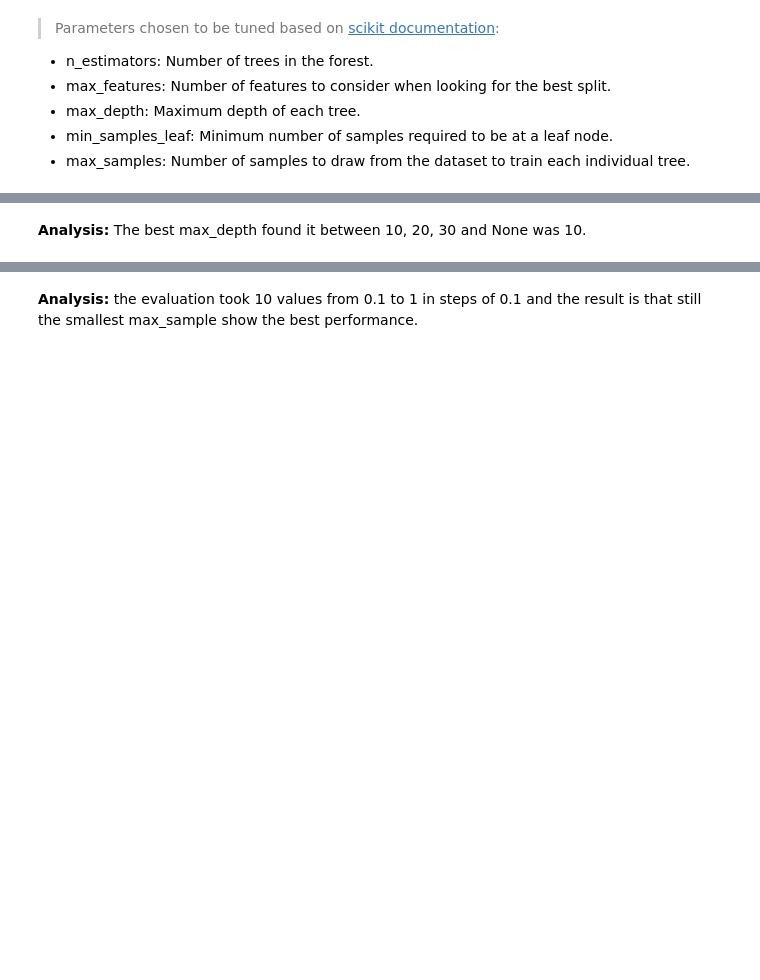
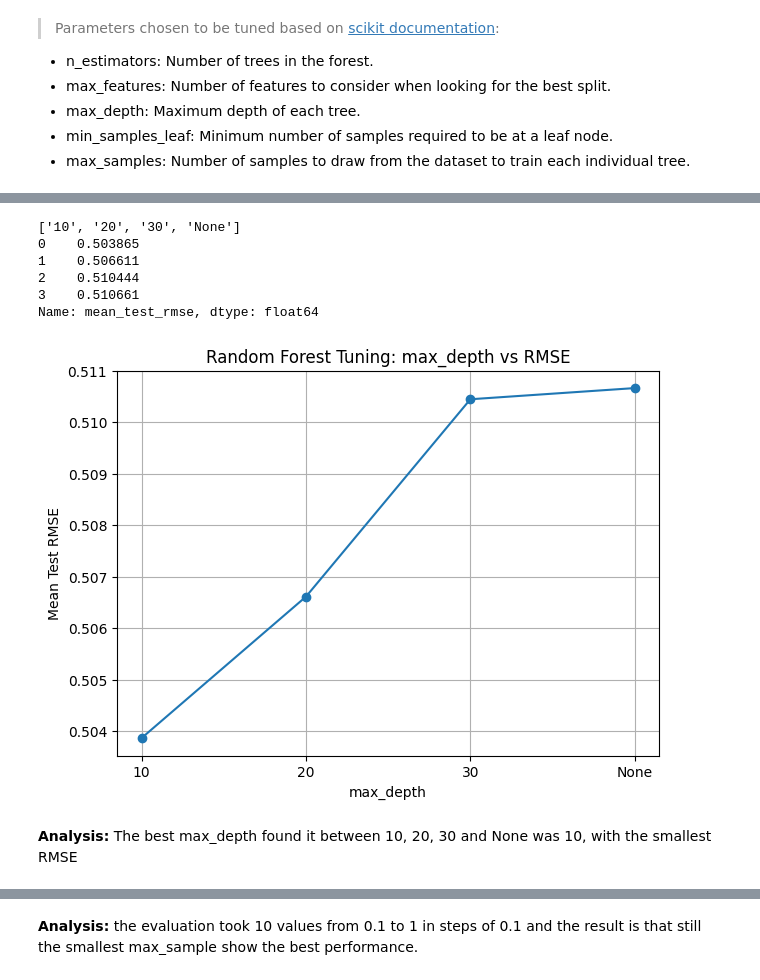
Before and after one commit to Angelicarjs/crop_yield_ML_project, a Jupyter notebook: ML_Milestone1Revision.ipynb, the cells around one changed output, grey strips where cells are left out. Cells and saved outputs as stored; diff of their text form; code cells hidden in the pictures; blank space fills up the shorter version.

```diff
--- a/ML_Milestone1Revision.ipynb
+++ b/ML_Milestone1Revision.ipynb
@@ -1025,5 +1078,15 @@ Best CV R²: 0.9117
+# %%
+plot_single_tuning('max_depth', tune_max_depth)
+# %% [output]
+['10', '20', '30', 'None']
+0    0.503865
+1    0.506611
+2    0.510444
+3    0.510661
+Name: mean_test_rmse, dtype: float64
+[figure, added]
 # %% [markdown]
-**Analysis:** The best max_depth found it between 10, 20, 30 and None was 10.
+**Analysis:** The best max_depth found it between 10, 20, 30 and None was 10, with the smallest RMSE
 # %%
 #min_samples_leaf tuning
 param_grid = {
```
Also changed, not shown: parts of 16 cells of this notebook.
